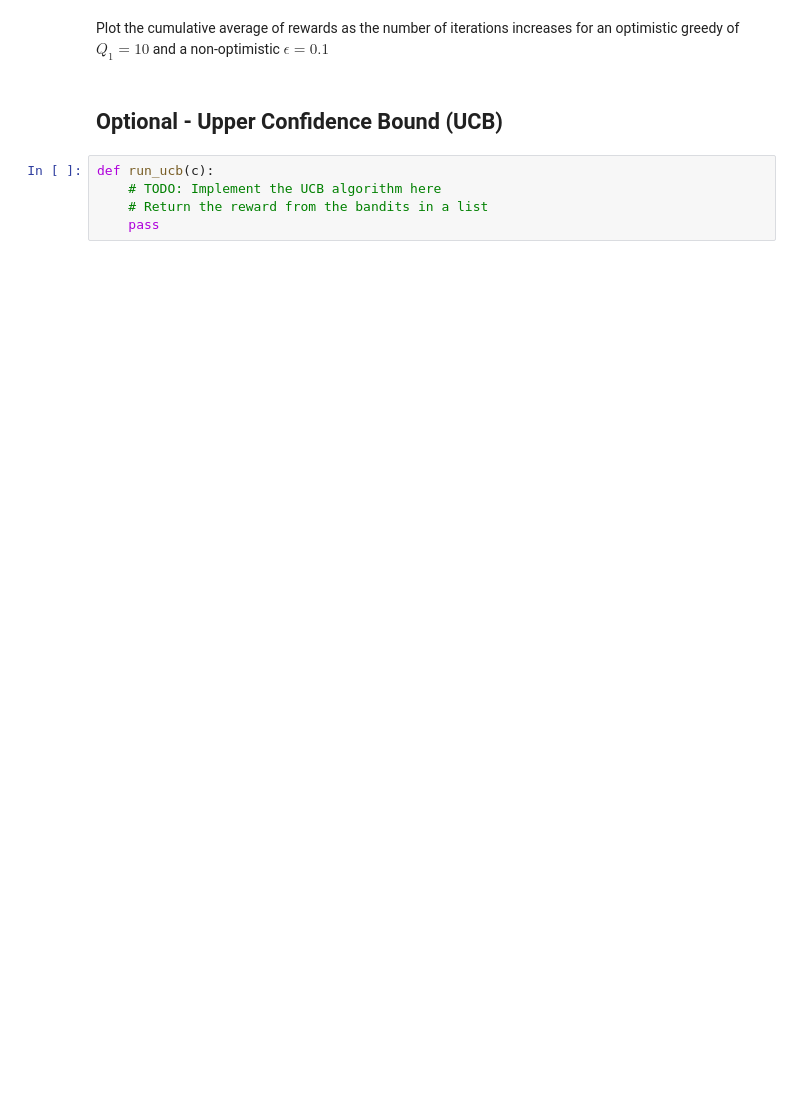
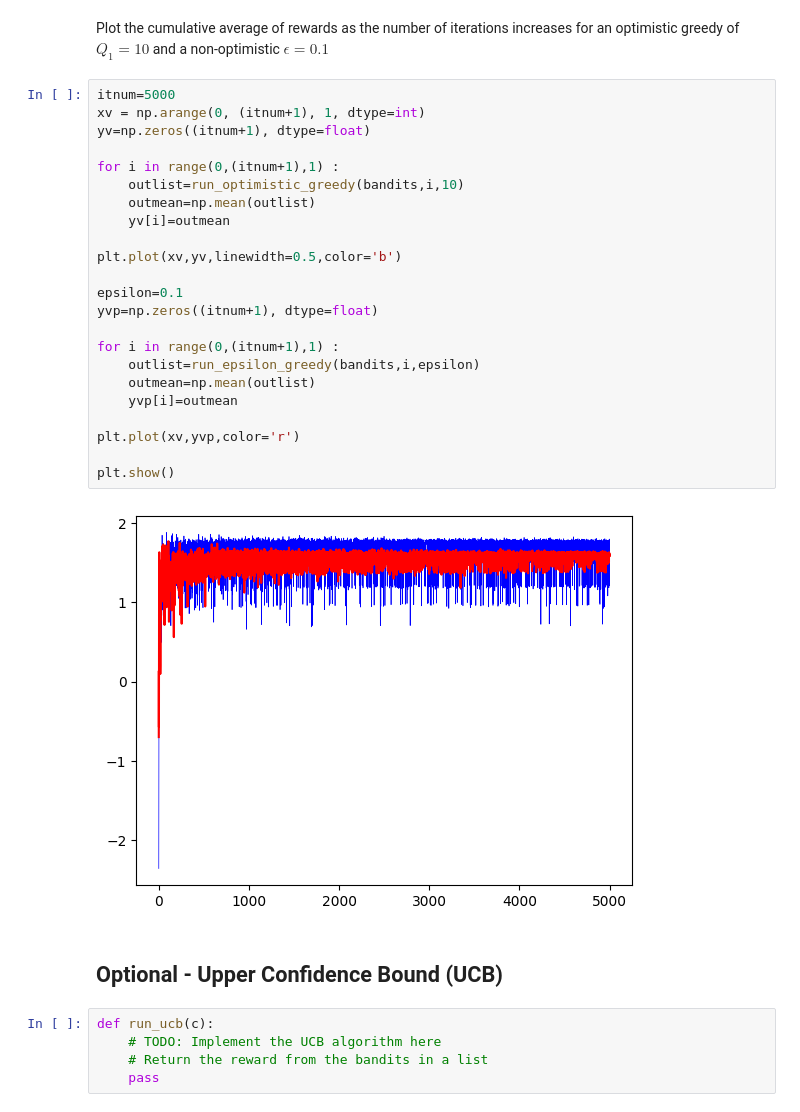
Before and after one commit to divyaanshNarkhede/WiDS-2024-Can-Computers-Think, a Jupyter notebook: Week 1/work_on_bandits.ipynb, the cells around one changed output. Drawn from its saved outputs; the diff is of its cells as text; blank space fills up the shorter version.

```diff
--- a/Week 1/work_on_bandits.ipynb
+++ b/Week 1/work_on_bandits.ipynb
@@ -121,5 +163,30 @@ def run_optimistic_greedy():
 # %% [markdown]
 Plot the cumulative average of rewards as the number of iterations increases for an optimistic greedy of $Q_1 = 10$ and a non-optimistic $\epsilon = 0.1$
+# %%
+itnum=5000
+xv = np.arange(0, (itnum+1), 1, dtype=int)
+yv=np.zeros((itnum+1), dtype=float)
+
+for i in range(0,(itnum+1),1) :
+    outlist=run_optimistic_greedy(bandits,i,10)
+    outmean=np.mean(outlist)
+    yv[i]=outmean
+
+plt.plot(xv,yv,linewidth=0.5,color='b')
+
+epsilon=0.1
+yvp=np.zeros((itnum+1), dtype=float)
+
+for i in range(0,(itnum+1),1) :
+    outlist=run_epsilon_greedy(bandits,i,epsilon)
+    outmean=np.mean(outlist)
+    yvp[i]=outmean
+
+plt.plot(xv,yvp,color='r')
+
+plt.show()
+# %% [output]
+[figure, added]
 # %% [markdown]
 ## Optional - Upper Confidence Bound (UCB)
 # %%
```
Also changed, not shown: parts of 8 cells of this notebook.
